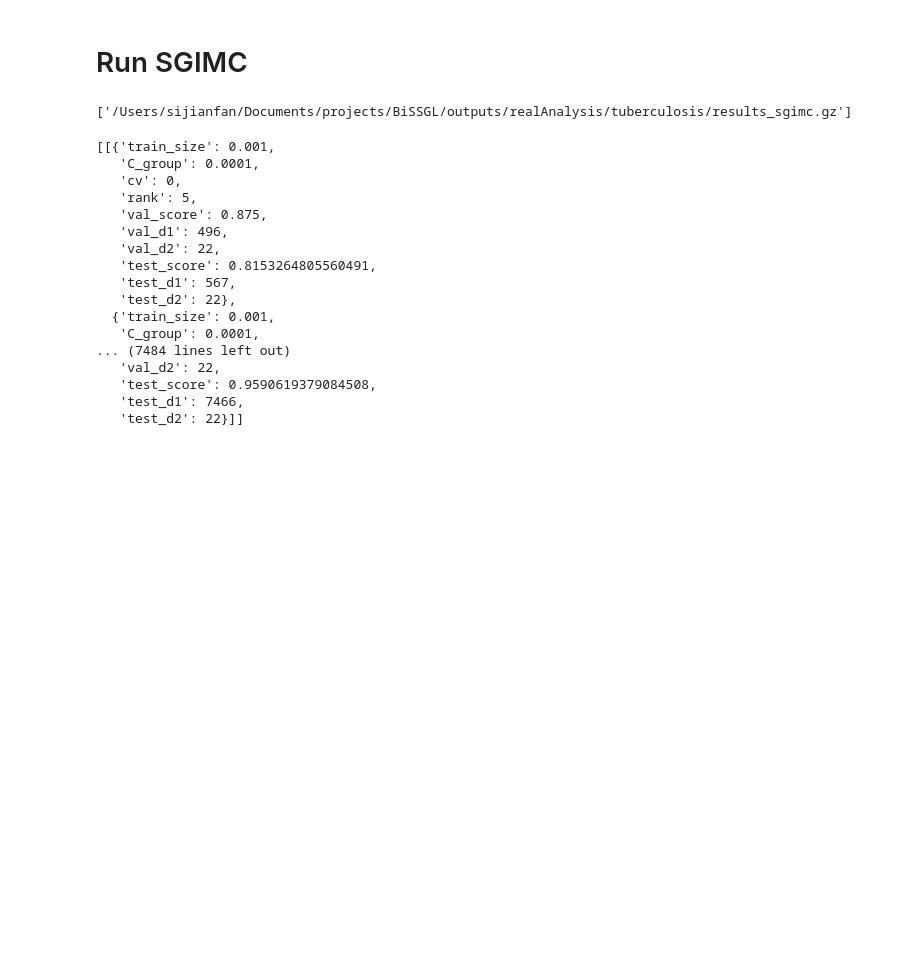
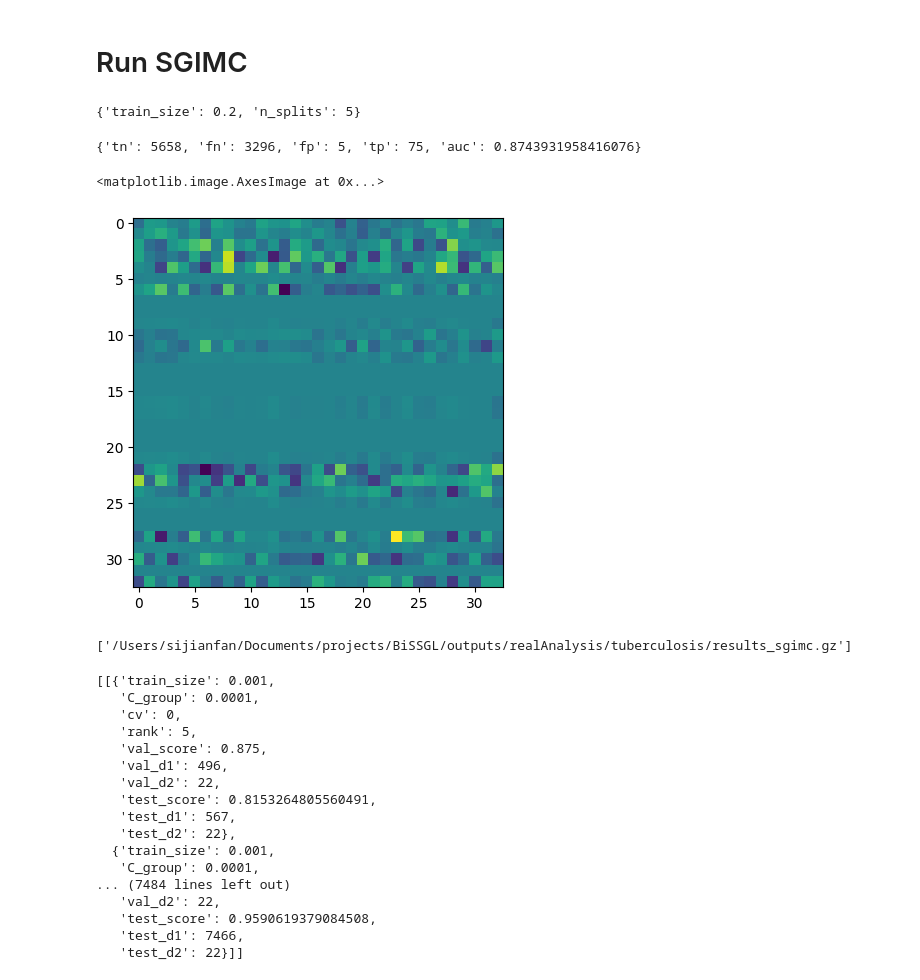
Before and after one commit to Sijianf/BVSIMC, a Jupyter notebook: scripts/realAnalysis/tuberculosis/cv_sgimc.ipynb, the cells around one changed output. Saved outputs shown, nothing was run; the diff lists cells and outputs as text; code cells hidden in the pictures; blank space fills up the shorter version.

```diff
--- a/scripts/realAnalysis/tuberculosis/cv_sgimc.ipynb
+++ b/scripts/realAnalysis/tuberculosis/cv_sgimc.ipynb
@@ -104,7 +104,8 @@ from sklearn.model_selection import ParameterGrid
 
 grid_dataset = ParameterGrid(
     {
-        "train_size": np.arange(0.001, 0.2, 0.02),
+        # "train_size": np.arange(0.001, 0.2, 0.02),
+        "train_size": [0.2],
         "n_splits": [5],
     }
 )
@@ -119,3 +120,7 @@ grid_model = ParameterGrid(
 )
 # %%
 from sgimc import SparseGroupIMCClassifier
+# %%
+grid_dataset[0]
+# %% [output]
+{'train_size': 0.2, 'n_splits': 5}
@@ -122,3 +163,29 @@ from sgimc import SparseGroupIMCClassifier
+# %%
+C_lasso, C_group, C_ridge = (0.0, 4.0, 0.0)
+imc = SparseGroupIMCClassifier(
+        par_mdl["rank"],
+        n_threads=8,
+        random_state=42,
+        C_lasso=C_lasso,
+        C_group=C_group,
+        C_ridge=C_ridge,
+    )
+
+imc.fit(X, Y, R_train)
+
+# get the score
+prob_full = imc.predict_proba(X, Y)
+prob_test = get_submatrix(prob_full, ind_test)
+scores_test = mc_get_scores(R_test, prob_test)
+d1_test = sum(abs(imc.coef_W_).max(axis=1) > 0)
+d2_test = sum(abs(imc.coef_H_).max(axis=1) > 0)
+# %%
+print(scores_test)
+plt.imshow(imc.coef_H_)
+# %% [output]
+{'tn': 5658, 'fn': 3296, 'fp': 5, 'tp': 75, 'auc': 0.8743931958416076}
+<matplotlib.image.AxesImage at 0x...>
+[figure, added]
 # %%
 from tqdm import tqdm
 from sklearn.model_selection import ShuffleSplit, KFold
```
Also changed, not shown: parts of 2 cells of this notebook, 2 other files.
